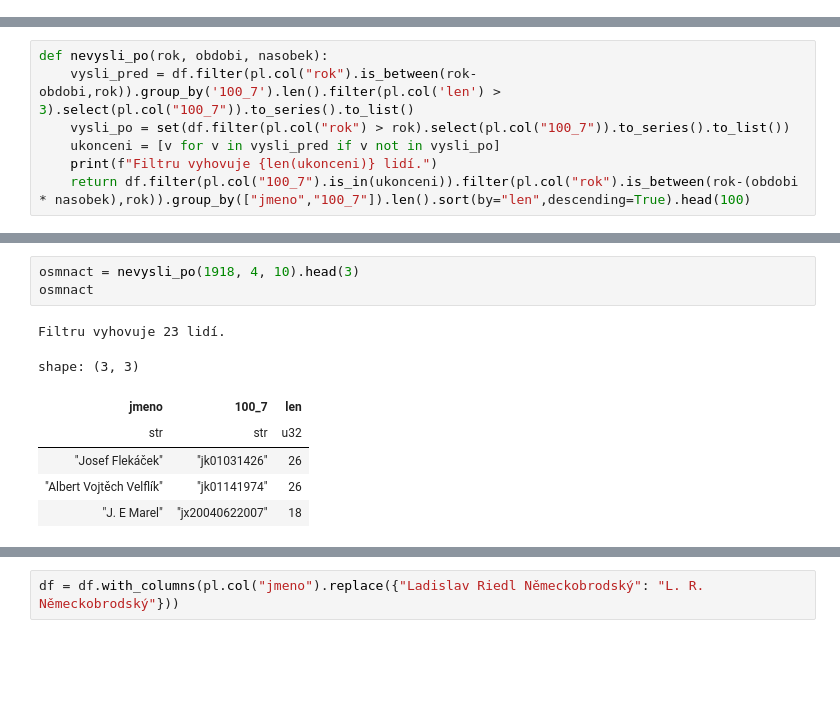
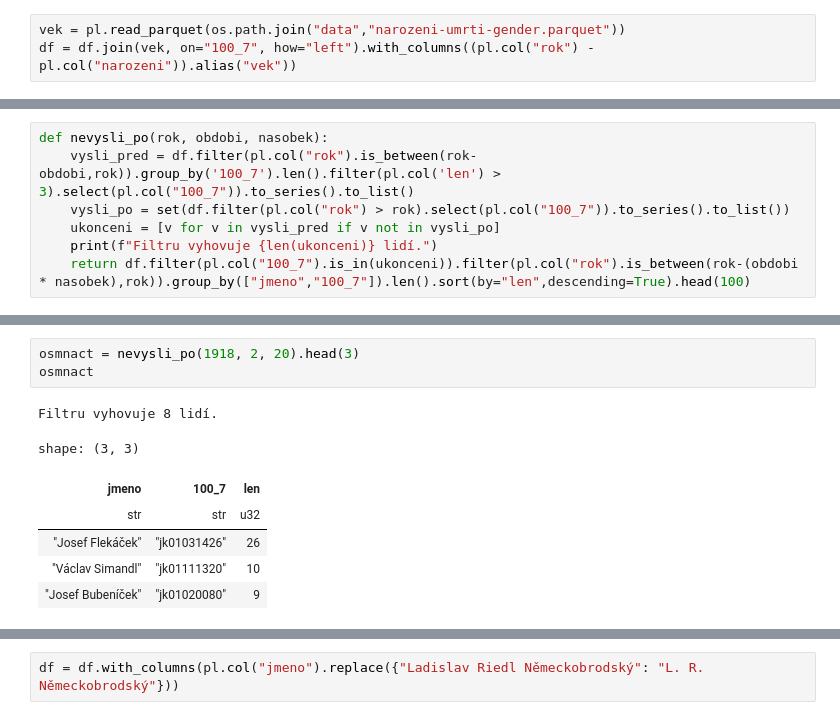
Before and after one commit to DataRozhlas/knizni-peoplemetr, a Jupyter notebook: 905b_odmlky_grafy.ipynb, the cells around one changed output, grey strips where cells are left out. Drawn from its saved outputs; the diff is of its cells as text; blank space fills up the shorter version.

```diff
--- a/905b_odmlky_grafy.ipynb
+++ b/905b_odmlky_grafy.ipynb
@@ -52,6 +52,9 @@ cesi = aut.explode("370_c").filter(pl.col("370_c").str.contains("Česk")).explod
 len(cesi)
 # %% [output]
 363993
+# %%
+vek = pl.read_parquet(os.path.join("data","narozeni-umrti-gender.parquet"))
+df = df.join(vek, on="100_7", how="left").with_columns((pl.col("rok") - pl.col("narozeni")).alias("vek"))
 # %%
 df_700 = pl.read_parquet(os.path.join("data","podil_lidi_s_pauzou.parquet")).with_columns(pl.col("rok").map_elements(lambda x: x.year)).filter(pl.col("rok").is_between(1900,2000))
 # %%
@@ -265,12 +631,12 @@ def nevysli_po(rok, obdobi, nasobek):
 # %%
-osmnact = nevysli_po(1918, 4, 10).head(3)
+osmnact = nevysli_po(1918, 2, 20).head(3)
 osmnact
 # %% [output]
-Filtru vyhovuje 23 lidí.
+Filtru vyhovuje 8 lidí.
 shape: (3, 3)
 | jmeno | 100_7 | len |
 | str | str | u32 |
 | "Josef Flekáček" | "jk01031426" | 26 |
-| "Albert Vojtěch Velflík" | "jk01141974" | 26 |
-| "J. E Marel" | "jx20040622007" | 18 |
+| "Václav Simandl" | "jk01111320" | 10 |
+| "Josef Bubeníček" | "jk01020080" | 9 |
 # %%
```
Also changed, not shown: parts of 33 cells of this notebook, 7 other files.
